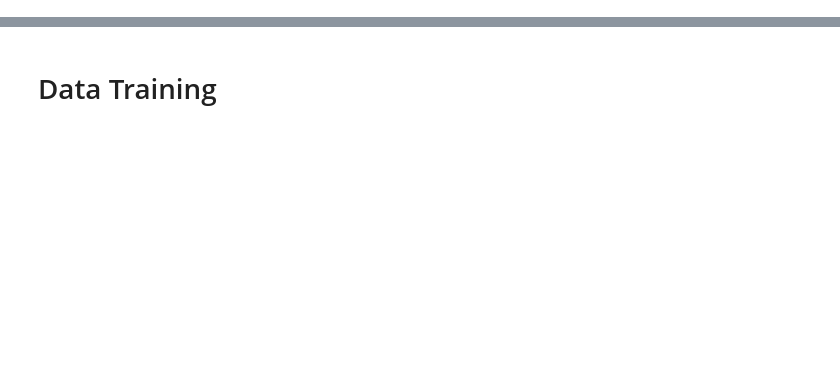
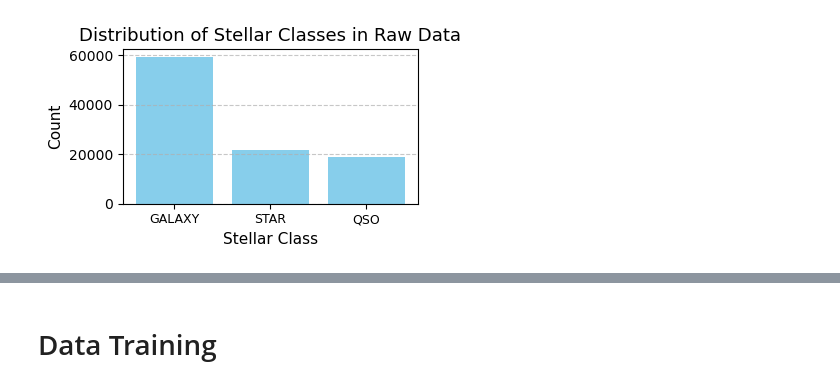
Before and after one commit to naghambarari/Twitter_Emotion_Classification, a Jupyter notebook: classification/Dara-test.ipynb, the cells around one changed output, grey strips where cells are left out. Drawn from its saved outputs; the diff is of its cells as text; code cells hidden in the pictures; blank space fills up the shorter version.

```diff
--- a/classification/Dara-test.ipynb
+++ b/classification/Dara-test.ipynb
@@ -14,3 +3,9 @@ NameError: name 'sklearn' is not defined
+# %%
+import pandas as pd # data data processing
+import numpy as np #linear algebra
+
+#import data
+data=pd.read_csv("./database/star_classification.csv")
 # %%
 data
 # %% [output]
@@ -17,0 +46,4 @@ NameError: name 'data' is not defined
+# %%
+# handle none numaric data
+# GALAXY= 0, STAR=1, QSO=2.
+data["class"]=[0 if i == "GALAXY" else 1 if i == "STAR" else 2 for i in data["class"]]
@@ -17,0 +64,19 @@ NameError: name 'data' is not defined
+# %%
+#visiualisation on row data
+import matplotlib.pyplot as plt
+class_counts= data["class"].value_counts()
+
+#creating a chart
+plt.figure(figsize= (4,2.5))
+plt.bar(class_counts.index, class_counts.values, color='skyblue')
+plt.title('Distribution of Stellar Classes in Raw Data', fontsize=13)
+plt.xlabel('Stellar Class', fontsize=11)
+plt.ylabel('Count', fontsize=11)
+plt.xticks(ticks=[0, 1, 2], labels=['GALAXY', 'STAR', 'QSO'], fontsize=9)
+plt.grid(axis='y', linestyle='--', alpha=0.7)
+plt.tight_layout()
+
+# Show the plot
+plt.show()
+# %% [output]
+[figure, added]
```
Also changed, not shown: parts of 30 cells of this notebook.
